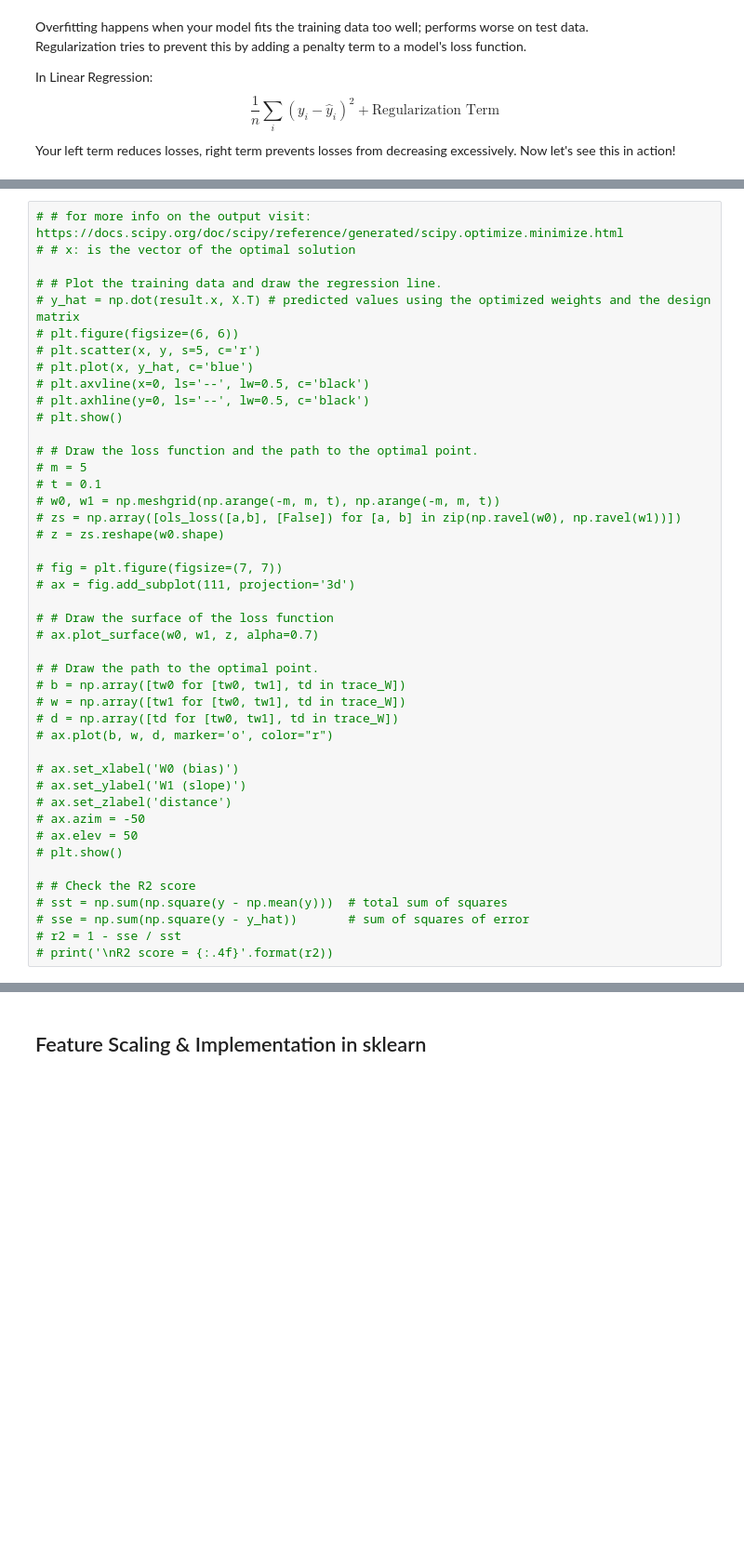
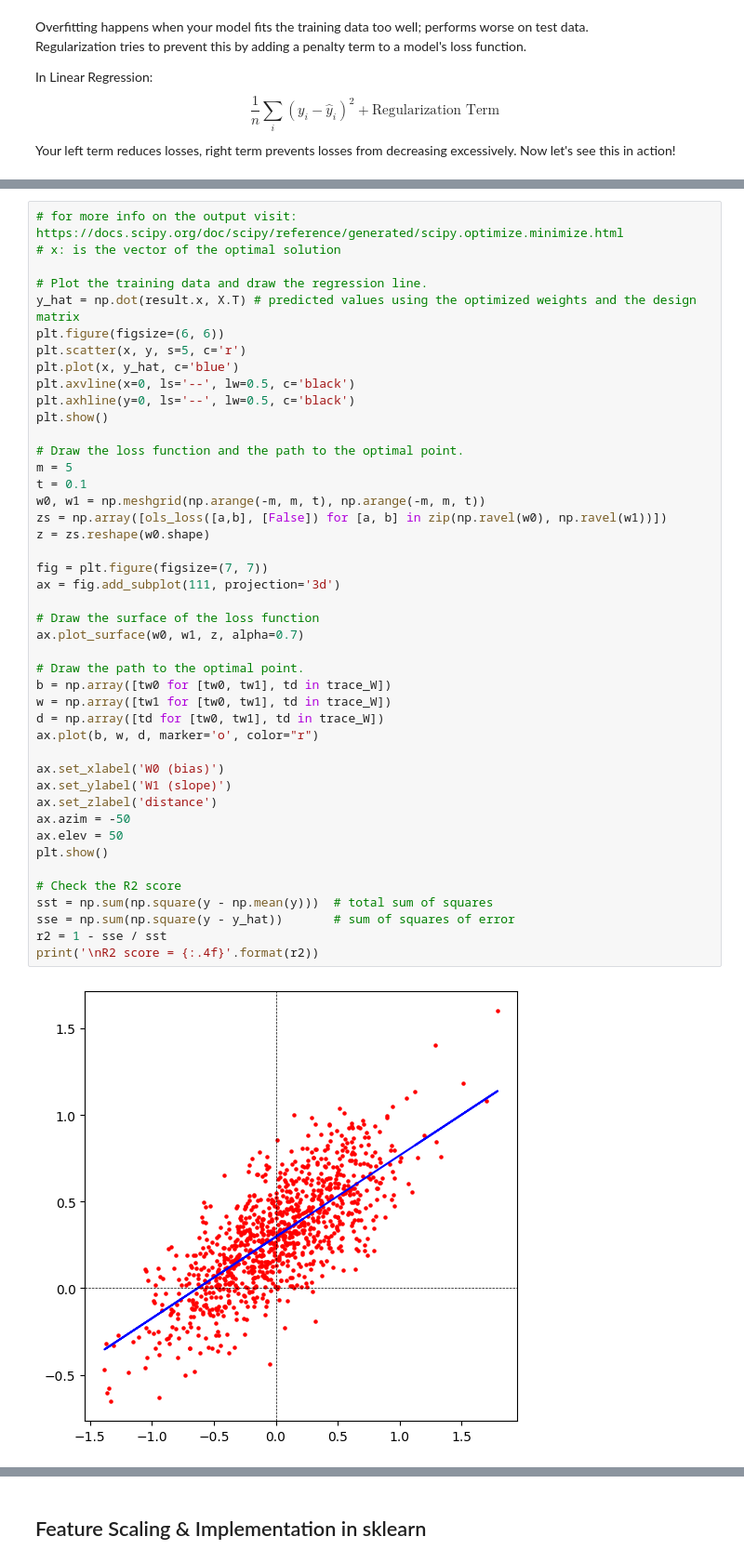
Before and after one commit to LambordDolly/My-DAC-Curriculum, a Jupyter notebook: DAC-006_Machine_Learning/DAC-006-Intro_to_ML_Session_1_Student.ipynb, the cells around one changed output, grey strips where cells are left out. Shown at 93% size. Saved outputs shown, nothing was run; the diff lists cells and outputs as text; blank space fills up the shorter version.

```diff
--- a/DAC-006_Machine_Learning/DAC-006-Intro_to_ML_Session_1_Student.ipynb
+++ b/DAC-006_Machine_Learning/DAC-006-Intro_to_ML_Session_1_Student.ipynb
@@ -106,44 +122,46 @@ data.shape
 # %%
-# # for more info on the output visit: https://docs.scipy.org/doc/scipy/reference/generated/scipy.optimize.minimize.html
-# # x: is the vector of the optimal solution
+# for more info on the output visit: https://docs.scipy.org/doc/scipy/reference/generated/scipy.optimize.minimize.html
+# x: is the vector of the optimal solution
 
-# # Plot the training data and draw the regression line.
-# y_hat = np.dot(result.x, X.T) # predicted values using the optimized weights and the design matrix
-# plt.figure(figsize=(6, 6))
-# plt.scatter(x, y, s=5, c='r')
-# plt.plot(x, y_hat, c='blue')
-# plt.axvline(x=0, ls='--', lw=0.5, c='black')
-# plt.axhline(y=0, ls='--', lw=0.5, c='black')
-# plt.show()
+# Plot the training data and draw the regression line.
+y_hat = np.dot(result.x, X.T) # predicted values using the optimized weights and the design matrix
+plt.figure(figsize=(6, 6))
+plt.scatter(x, y, s=5, c='r')
+plt.plot(x, y_hat, c='blue')
+plt.axvline(x=0, ls='--', lw=0.5, c='black')
+plt.axhline(y=0, ls='--', lw=0.5, c='black')
+plt.show()
 
-# # Draw the loss function and the path to the optimal point.
-# m = 5
-# t = 0.1
-# w0, w1 = np.meshgrid(np.arange(-m, m, t), np.arange(-m, m, t))
-# zs = np.array([ols_loss([a,b], [False]) for [a, b] in zip(np.ravel(w0), np.ravel(w1))])
-# z = zs.reshape(w0.shape)
+# Draw the loss function and the path to the optimal point.
+m = 5
+t = 0.1
+w0, w1 = np.meshgrid(np.arange(-m, m, t), np.arange(-m, m, t))
+zs = np.array([ols_loss([a,b], [False]) for [a, b] in zip(np.ravel(w0), np.ravel(w1))])
+z = zs.reshape(w0.shape)
 
-# fig = plt.figure(figsize=(7, 7))
-# ax = fig.add_subplot(111, projection='3d')
+fig = plt.figure(figsize=(7, 7))
+ax = fig.add_subplot(111, projection='3d')
 
-# # Draw the surface of the loss function
-# ax.plot_surface(w0, w1, z, alpha=0.7)
+# Draw the surface of the loss function
+ax.plot_surface(w0, w1, z, alpha=0.7)
 
-# # Draw the path to the optimal point.
-# b = np.array([tw0 for [tw0, tw1], td in trace_W])
-# w = np.array([tw1 for [tw0, tw1], td in trace_W])
-# d = np.array([td for [tw0, tw1], td in trace_W])
-# ax.plot(b, w, d, marker='o', color="r")
+# Draw the path to the optimal point.
+b = np.array([tw0 for [tw0, tw1], td in trace_W])
+w = np.array([tw1 for [tw0, tw1], td in trace_W])
+d = np.array([td for [tw0, tw1], td in trace_W])
+ax.plot(b, w, d, marker='o', color="r")
 
-# ax.set_xlabel('W0 (bias)')
-# ax.set_ylabel('W1 (slope)')
-# ax.set_zlabel('distance')
-# ax.azim = -50
-# ax.elev = 50
-# plt.show()
+ax.set_xlabel('W0 (bias)')
+ax.set_ylabel('W1 (slope)')
+ax.set_zlabel('distance')
+ax.azim = -50
+ax.elev = 50
+plt.show()
 
-# # Check the R2 score
-# sst = np.sum(np.square(y - np.mean(y)))  # total sum of squares
-# sse = np.sum(np.square(y - y_hat))       # sum of squares of error
-# r2 = 1 - sse / sst
-# print('\nR2 score = {:.4f}'.format(r2))
+# Check the R2 score
+sst = np.sum(np.square(y - np.mean(y)))  # total sum of squares
+sse = np.sum(np.square(y - y_hat))       # sum of squares of error
+r2 = 1 - sse / sst
+print('\nR2 score = {:.4f}'.format(r2))
+# %% [output]
+[figure, added]
```
Also changed, not shown: parts of 24 cells of this notebook, 2 other files.
